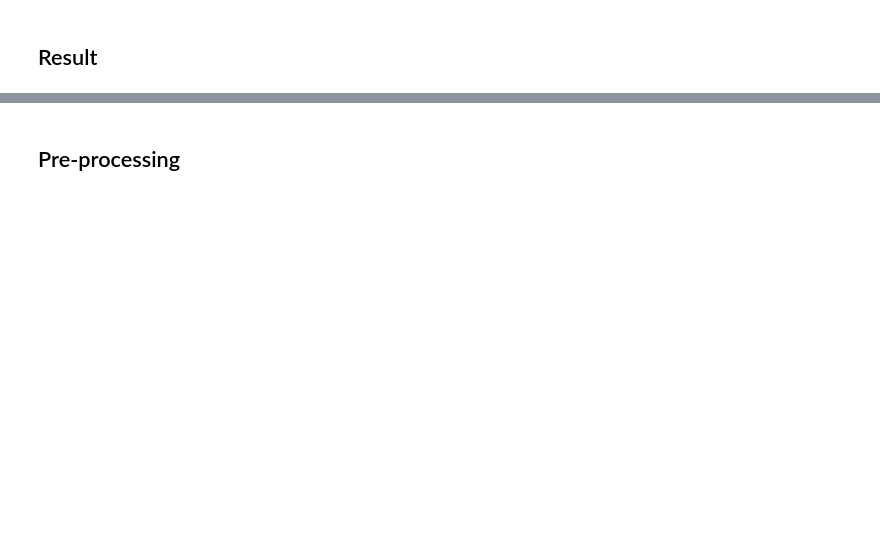
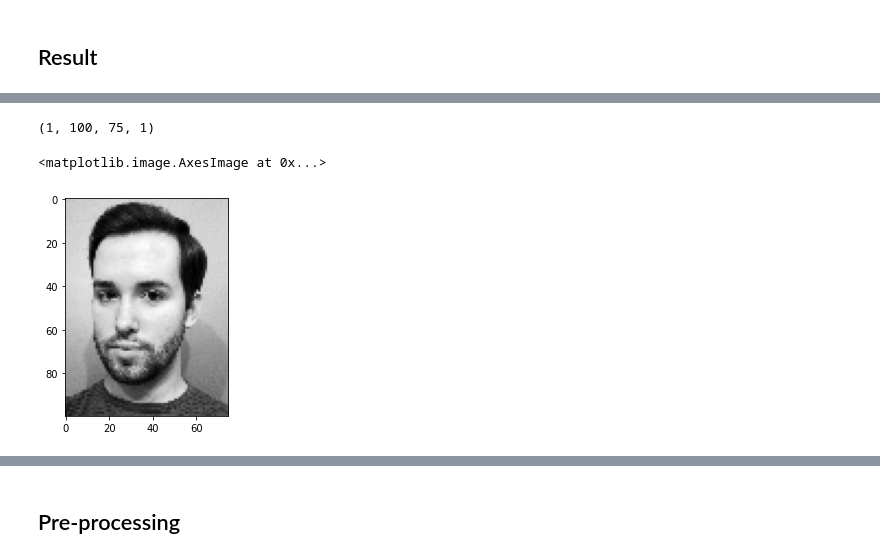
Before and after one commit to Vaycold/Python_DL, a Jupyter notebook: Image_Transformation/컬러사진을 흑백사진으로 바꾸기.ipynb, the cells around one changed output, grey strips where cells are left out. Saved outputs shown, nothing was run; the diff lists cells and outputs as text; code cells hidden in the pictures; blank space fills up the shorter version.

```diff
--- a/Image_Transformation/컬러사진을 흑백사진으로 바꾸기.ipynb
+++ b/Image_Transformation/컬러사진을 흑백사진으로 바꾸기.ipynb
@@ -198,0 +266,3 @@ res = model.predict()
+# %%
+model2 = simple_black()
+model2.summary()
@@ -198,0 +284,11 @@ res = model.predict()
+# %%
+model2.compile(
+    loss = 'mae',
+    optimizer = 'adam',
+    metrics = ['accuracy']
+)
+# %%
+hist2 = model2.fit(train_images, train_gray_images,
+                   validation_data = (test_images, test_gray_images),
+                   epochs = 10,
+                   verbose = 1)
@@ -198,0 +316,12 @@ res = model.predict()
+# %%
+# result check
+
+res2 = model2.predict(test_images[1:2])
+res2.shape
+# %% [output]
+(1, 100, 75, 1)
+# %%
+plt.imshow(res2.reshape((100,-1)), cmap='gray')
+# %% [output]
+<matplotlib.image.AxesImage at 0x...>
+[figure, added]
```
Also changed, not shown: parts of 24 cells of this notebook.
